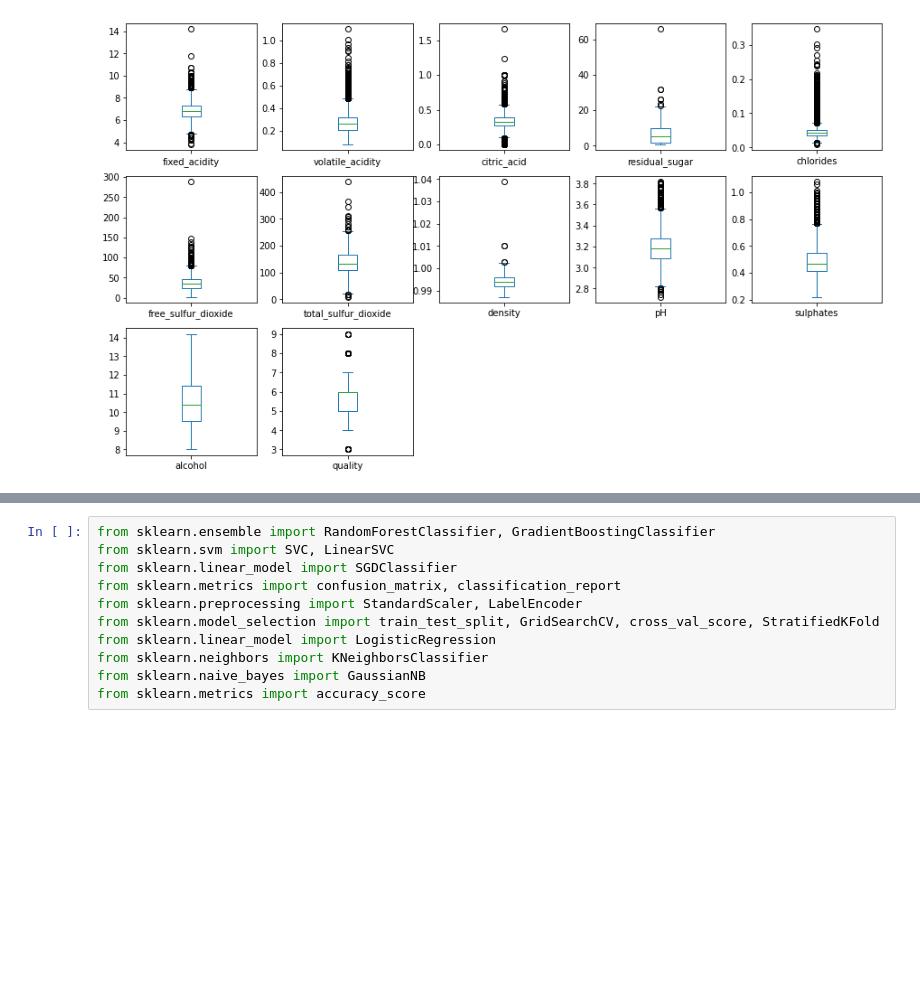
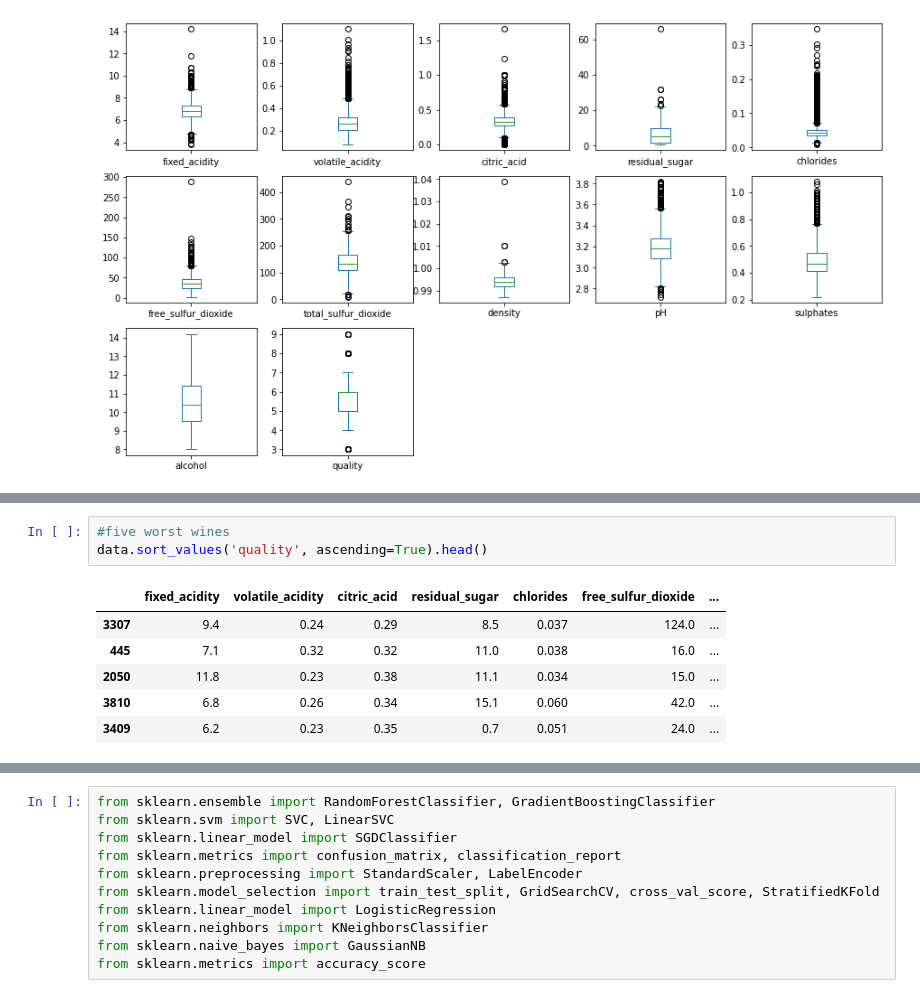
Before and after one commit to RanaBadri/Project-4, a Jupyter notebook: whitewine_analysis.ipynb, the cells around one changed output, grey strips where cells are left out. Cells and saved outputs as stored; diff of their text form; blank space fills up the shorter version.

```diff
--- a/whitewine_analysis.ipynb
+++ b/whitewine_analysis.ipynb
@@ -156,0 +176,10 @@ Observation:
+# %%
+#five worst wines
+data.sort_values('quality', ascending=True).head()
+# %% [output]
+|  | fixed_acidity | volatile_acidity | citric_acid | residual_sugar | chlorides | free_sulfur_dioxide | ... |
+| 3307 | 9.4 | 0.24 | 0.29 | 8.5 | 0.037 | 124.0 | ... |
+| 445 | 7.1 | 0.32 | 0.32 | 11.0 | 0.038 | 16.0 | ... |
+| 2050 | 11.8 | 0.23 | 0.38 | 11.1 | 0.034 | 15.0 | ... |
+| 3810 | 6.8 | 0.26 | 0.34 | 15.1 | 0.060 | 42.0 | ... |
+| 3409 | 6.2 | 0.23 | 0.35 | 0.7 | 0.051 | 24.0 | ... |
```
Also changed, not shown: parts of 17 cells of this notebook, 9 other files.
